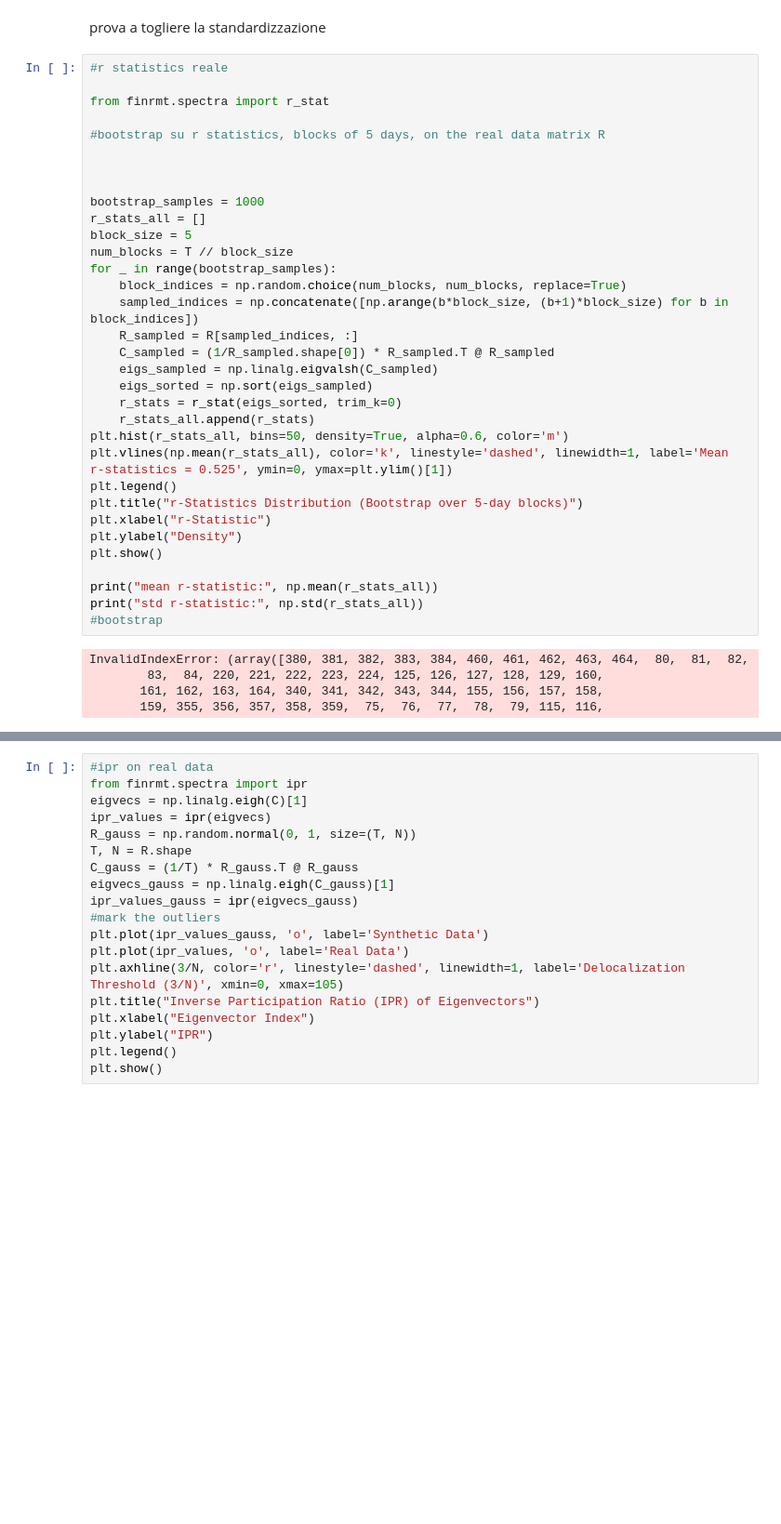
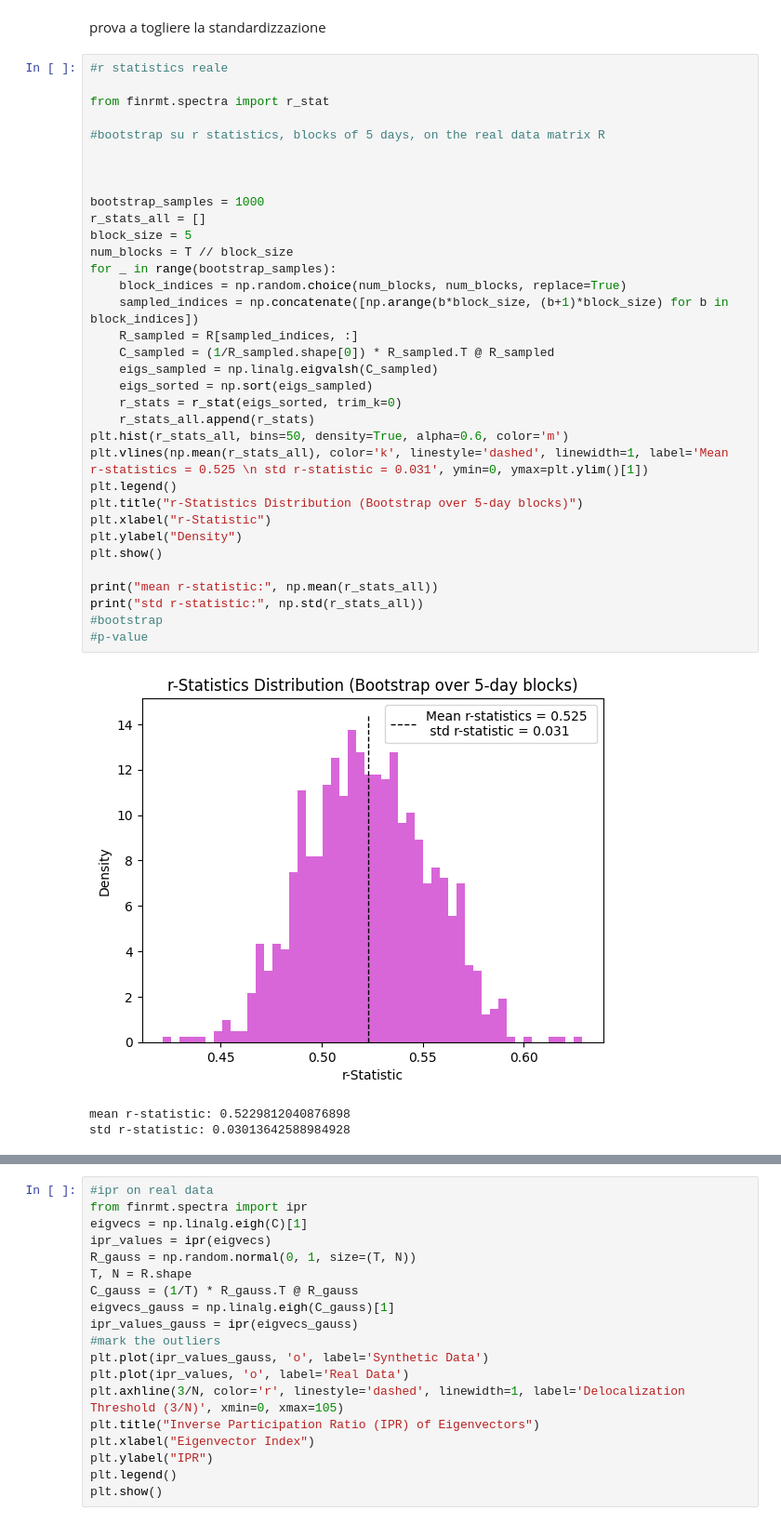
Before and after one commit to Bombaric/ProblemSolving, a Jupyter notebook: notebooks/04_mp.ipynb, the cells around one changed output, grey strips where cells are left out. Shown at 93% size. Drawn from its saved outputs; the diff is of its cells as text; blank space fills up the shorter version.

```diff
--- a/notebooks/04_mp.ipynb
+++ b/notebooks/04_mp.ipynb
@@ -139,35 +140,35 @@ prova a togliere la standardizzazione
 from finrmt.spectra import r_stat
 
 #bootstrap su r statistics, blocks of 5 days, on the real data matrix R
 
 
 
 bootstrap_samples = 1000
 r_stats_all = []
 block_size = 5
 num_blocks = T // block_size
 for _ in range(bootstrap_samples):
     block_indices = np.random.choice(num_blocks, num_blocks, replace=True)
     sampled_indices = np.concatenate([np.arange(b*block_size, (b+1)*block_size) for b in block_indices])
     R_sampled = R[sampled_indices, :]
     C_sampled = (1/R_sampled.shape[0]) * R_sampled.T @ R_sampled
     eigs_sampled = np.linalg.eigvalsh(C_sampled)
     eigs_sorted = np.sort(eigs_sampled)
     r_stats = r_stat(eigs_sorted, trim_k=0)
     r_stats_all.append(r_stats)
 plt.hist(r_stats_all, bins=50, density=True, alpha=0.6, color='m')
-plt.vlines(np.mean(r_stats_all), color='k', linestyle='dashed', linewidth=1, label='Mean r-statistics = 0.525', ymin=0, ymax=plt.ylim()[1])
+plt.vlines(np.mean(r_stats_all), color='k', linestyle='dashed', linewidth=1, label='Mean r-statistics = 0.525 \n std r-statistic = 0.031', ymin=0, ymax=plt.ylim()[1])
 plt.legend()
 plt.title("r-Statistics Distribution (Bootstrap over 5-day blocks)")
 plt.xlabel("r-Statistic")
 plt.ylabel("Density")
 plt.show()
 
 print("mean r-statistic:", np.mean(r_stats_all))
 print("std r-statistic:", np.std(r_stats_all))
 #bootstrap
+#p-value
 # %% [output]
+[figure, added]
-InvalidIndexError: (array([380, 381, 382, 383, 384, 460, 461, 462, 463, 464,  80,  81,  82,
-        83,  84, 220, 221, 222, 223, 224, 125, 126, 127, 128, 129, 160,
-       161, 162, 163, 164, 340, 341, 342, 343, 344, 155, 156, 157, 158,
-       159, 355, 356, 357, 358, 359,  75,  76,  77,  78,  79, 115, 116,
+mean r-statistic: 0.5229812040876898
+std r-statistic: 0.03013642588984928
```
Also changed, not shown: parts of 5 cells of this notebook, 2 other files.
